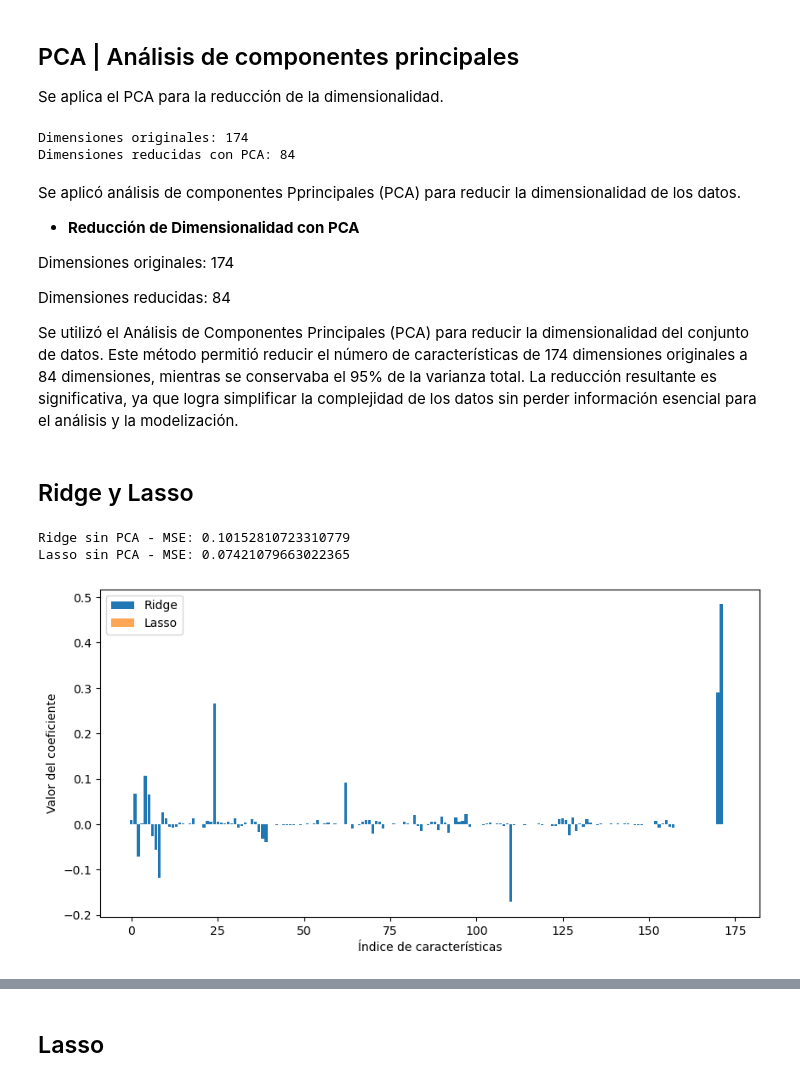
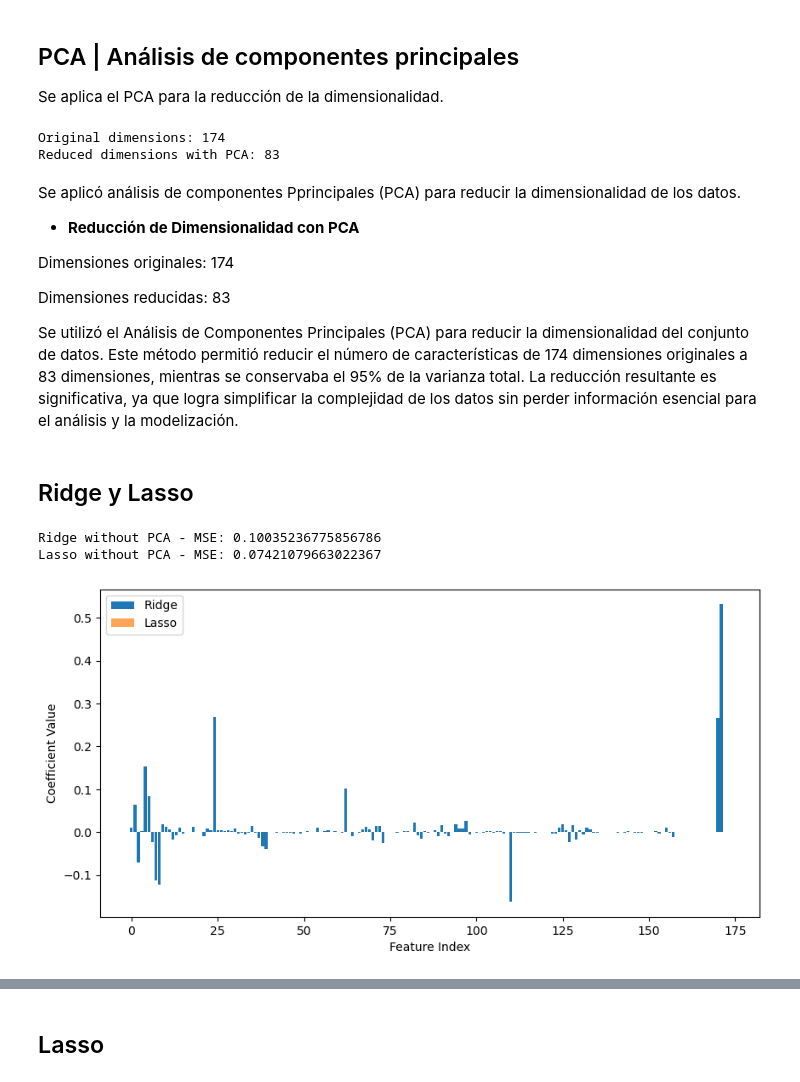
Before and after one commit to ninaodoux/MachineLearning, a Jupyter notebook: notebooks/03_variable_selection.ipynb, the cells around one changed output, grey strips where cells are left out. Saved outputs shown, nothing was run; the diff lists cells and outputs as text; code cells hidden in the pictures.

```diff
--- a/notebooks/03_variable_selection.ipynb
+++ b/notebooks/03_variable_selection.ipynb
@@ -199,20 +199,20 @@ Durante el proceso de preprocesamiento de datos, se realizó la imputación de v
 
 Se aplica el PCA para la reducción de la dimensionalidad.
 # %%
-# Asegúrate de que y_train y y_test estén en la forma correcta
+# Ensure y_train and y_test are in the correct shape
 y_train = np.ravel(y_train)
 y_test = np.ravel(y_test)
 
-# Aplicar PCA para reducir la dimensionalidad
-pca = PCA(n_components=0.95)  # Mantener el 95% de la varianza
+# Apply PCA to reduce dimensionality
+pca = PCA(n_components=0.95)  # Retain 95% of the variance
 X_train_pca = pca.fit_transform(X_train_scaled)
 X_test_pca = pca.transform(X_test_scaled)
 
-print("Dimensiones originales:", X_train_scaled.shape[1])
-print("Dimensiones reducidas con PCA:", X_train_pca.shape[1])
+print("Original dimensions:", X_train_scaled.shape[1])
+print("Reduced dimensions with PCA:", X_train_pca.shape[1])
 # %% [output]
-Dimensiones originales: 174
-Dimensiones reducidas con PCA: 84
+Original dimensions: 174
+Reduced dimensions with PCA: 83
 # %% [markdown]
 Se aplicó análisis de componentes Pprincipales (PCA) para reducir la dimensionalidad de los datos.
 
@@ -220,35 +220,35 @@ Se aplicó análisis de componentes Pprincipales (PCA) para reducir la dimension
 
 Dimensiones originales: 174
 
-Dimensiones reducidas: 84
+Dimensiones reducidas: 83
 
-Se utilizó el Análisis de Componentes Principales (PCA) para reducir la dimensionalidad del conjunto de datos. Este método permitió reducir el número de características de 174 dimensiones originales a 84 dimensiones, mientras se conservaba el 95% de la varianza total. La reducción resultante es significativa, ya que logra simplificar la complejidad de los datos sin perder información esencial para el análisis y la modelización.
+Se utilizó el Análisis de Componentes Principales (PCA) para reducir la dimensionalidad del conjunto de datos. Este método permitió reducir el número de características de 174 dimensiones originales a 83 dimensiones, mientras se conservaba el 95% de la varianza total. La reducción resultante es significativa, ya que logra simplificar la complejidad de los datos sin perder información esencial para el análisis y la modelización.
 # %% [markdown]
 ## Ridge y Lasso
 # %%
-# Ridge y Lasso en datos originales (sin PCA)
+# Ridge and Lasso on original data (without PCA)
 ridge_orig = Ridge(alpha=1.0)
 ridge_orig.fit(X_train_scaled, y_train)
 y_pred_ridge_orig = ridge_orig.predict(X_test_scaled)
 mse_ridge_orig = mean_squared_error(y_test, y_pred_ridge_orig)
-print("Ridge sin PCA - MSE:", mse_ridge_orig)
+print("Ridge without PCA - MSE:", mse_ridge_orig)
 
 lasso_orig = Lasso(alpha=0.1)
 lasso_orig.fit(X_train_scaled, y_train)
 y_pred_lasso_orig = lasso_orig.predict(X_test_scaled)
 mse_lasso_orig = mean_squared_error(y_test, y_pred_lasso_orig)
-print("Lasso sin PCA - MSE:", mse_lasso_orig)
+print("Lasso without PCA - MSE:", mse_lasso_orig)
 
-# Graficar los coeficientes
+# Plot the coefficients
 plt.figure(figsize=(10, 5))
 plt.bar(range(len(ridge_orig.coef_)), ridge_orig.coef_, label='Ridge')
 plt.bar(range(len(lasso_orig.coef_)), lasso_orig.coef_, label='Lasso', alpha=0.7)
-plt.xlabel("Índice de características")
-plt.ylabel("Valor del coeficiente")
+plt.xlabel("Feature Index")
+plt.ylabel("Coefficient Value")
 plt.legend()
 plt.show()
 # %% [output]
-Ridge sin PCA - MSE: 0.10152810723310779
-Lasso sin PCA - MSE: 0.07421079663022365
+Ridge without PCA - MSE: 0.10035236775856786
+Lasso without PCA - MSE: 0.07421079663022367
-[figure, old version]
+[figure, new version]
 # %% [markdown]
```
Also changed, not shown: parts of 24 cells of this notebook, 18 other files.
